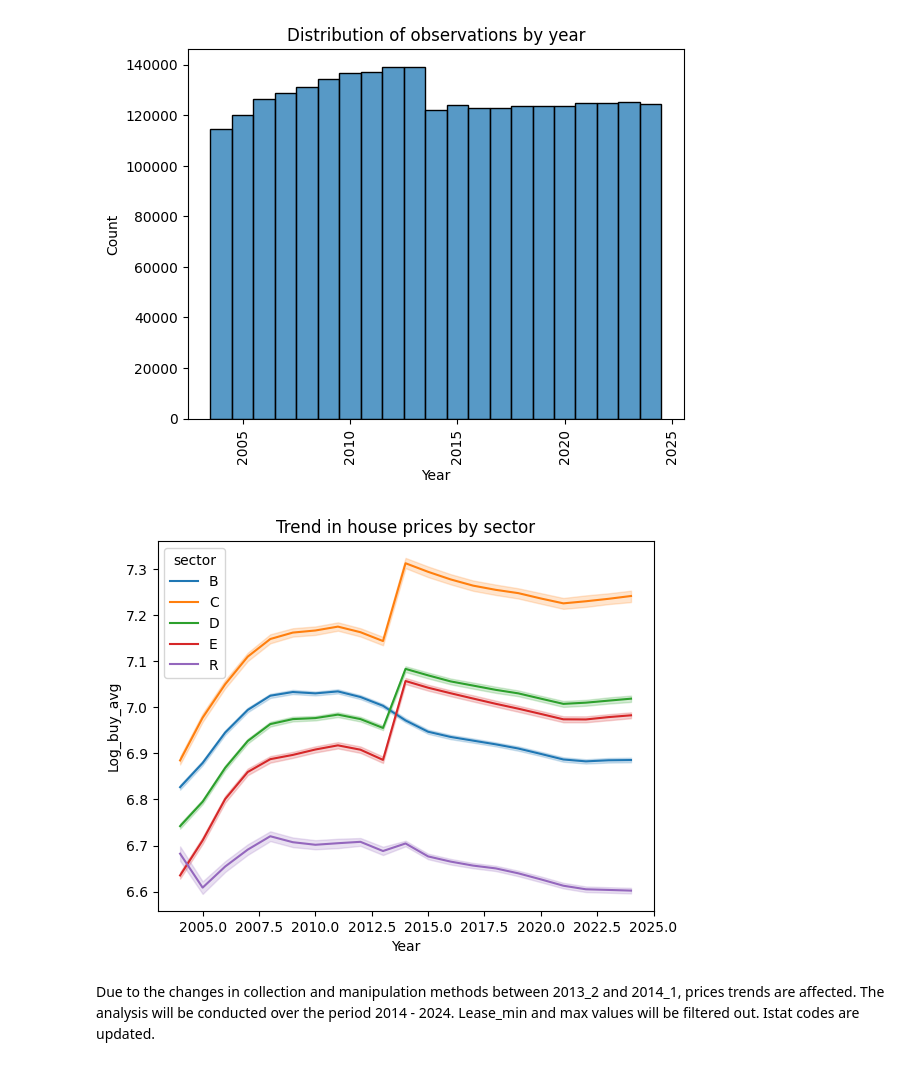
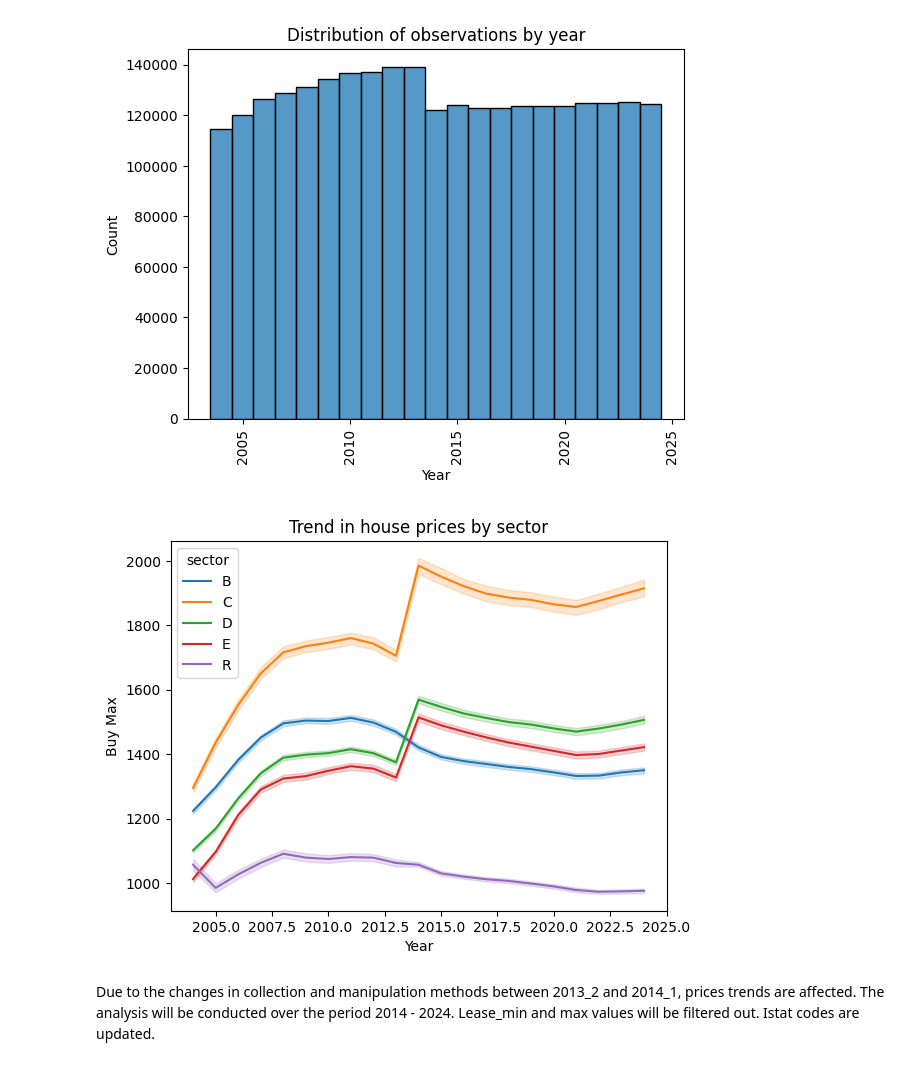
Before and after one commit to FrancescoCorti/Housing_Project, a Jupyter notebook: code/1_1_italian_real_estate.ipynb, the cells around one changed output. Saved outputs shown, nothing was run; the diff lists cells and outputs as text; code cells hidden in the pictures.

```diff
--- a/code/1_1_italian_real_estate.ipynb
+++ b/code/1_1_italian_real_estate.ipynb
@@ -67,10 +67,6 @@ for i,f in enumerate(all_files):
     # Normalize municipality and region names
     df['mun_name_norm'] = df['Comune_descrizione'].apply(normalize_name).astype('object')
 
-    df['reg_name_norm'] = df['Regione'].apply(normalize_name).astype('object')
-
-    # Create 'mun_key'
-    df['mun_key'] = df['mun_name_norm'] + '_' + df['reg_name_norm']
 
     # Convert object columns to category
     for col in df.select_dtypes(include = 'object').columns:
@@ -184,7 +180,7 @@ memory usage: 755.5+ MB
 # %% [markdown]
 Deleting useless columns
 # %%
-columns = ['reg_name_norm','Unnamed: 21']
+columns = ['Unnamed: 21']
 
 long_df = long_df.drop(columns=columns)
 # %% [markdown]
@@ -313,7 +296,7 @@ long_df['semester'] = long_df['year_semester'].str[6:].astype(int)
 
 # New order + remove zone_link
 new_order = [
-    "mun_istat", "mun_key", "mun_name_norm", "mun_name", "year", "year_semester", "semester", "region", "prov",
+    "mun_istat", "mun_name_norm", "mun_name", "year", "year_semester", "semester", "location", "region", "prov",
     "sector", "zone", "type", "condition", "buy_min", "buy_max", "lease_min", "lease_max"
 ]
 
@@ -532,10 +513 @@ Log-transforming 'buy_min/max' + creating 'log_buy_avg'
-# %%
-# Log-transformed 'buy_min/max'
-cols = ['buy_min','buy_max']
-
-for c in cols:
-    df_house[f'log_{c}'] = np.log(df_house[c])
-
-# Log of average 'buy_min/max'
-df_house['log_buy_avg'] = (df_house['log_buy_min'] + df_house['log_buy_max'])/2
 # %%
@@ -604,13 +573,13 @@ plt.show()
 # %% [output]
 [figure]
 # %%
-sns.lineplot(data = df_house, x = 'year', y = 'log_buy_avg', hue = 'sector')
+sns.lineplot(data = df_house, x = 'year', y = 'buy_max', hue = 'sector')
 plt.title('Trend in house prices by sector')
 plt.xlabel('Year')
-plt.ylabel('Log_buy_avg')
+plt.ylabel('Buy Max')
 plt.show()
 # %% [output]
-[figure, old version]
+[figure, new version]
 # %% [markdown]
 Due to the changes in collection and manipulation methods between 2013_2 and 2014_1, prices trends are affected.
 The analysis will be conducted over the period 2014 - 2024. Lease_min and max values will be filtered out. Istat codes are updated.
```
Also changed, not shown: parts of 10 cells of this notebook, 8 other files.
